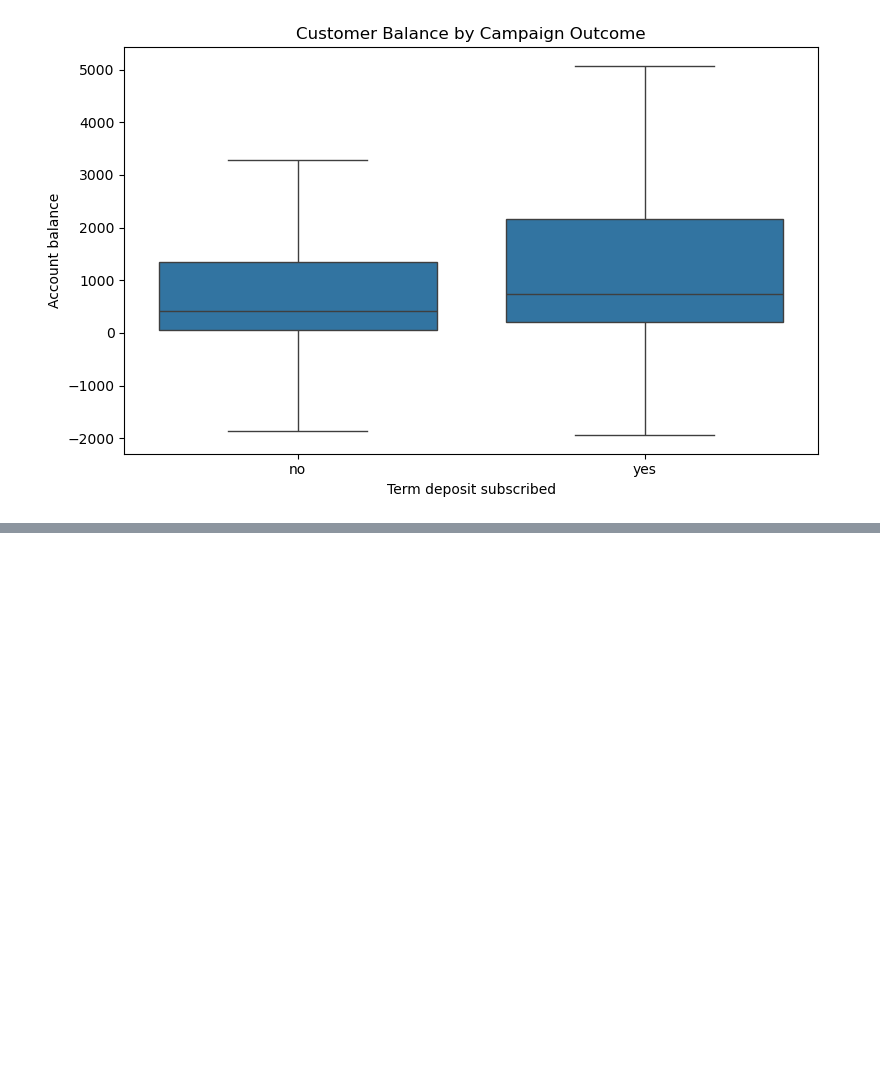
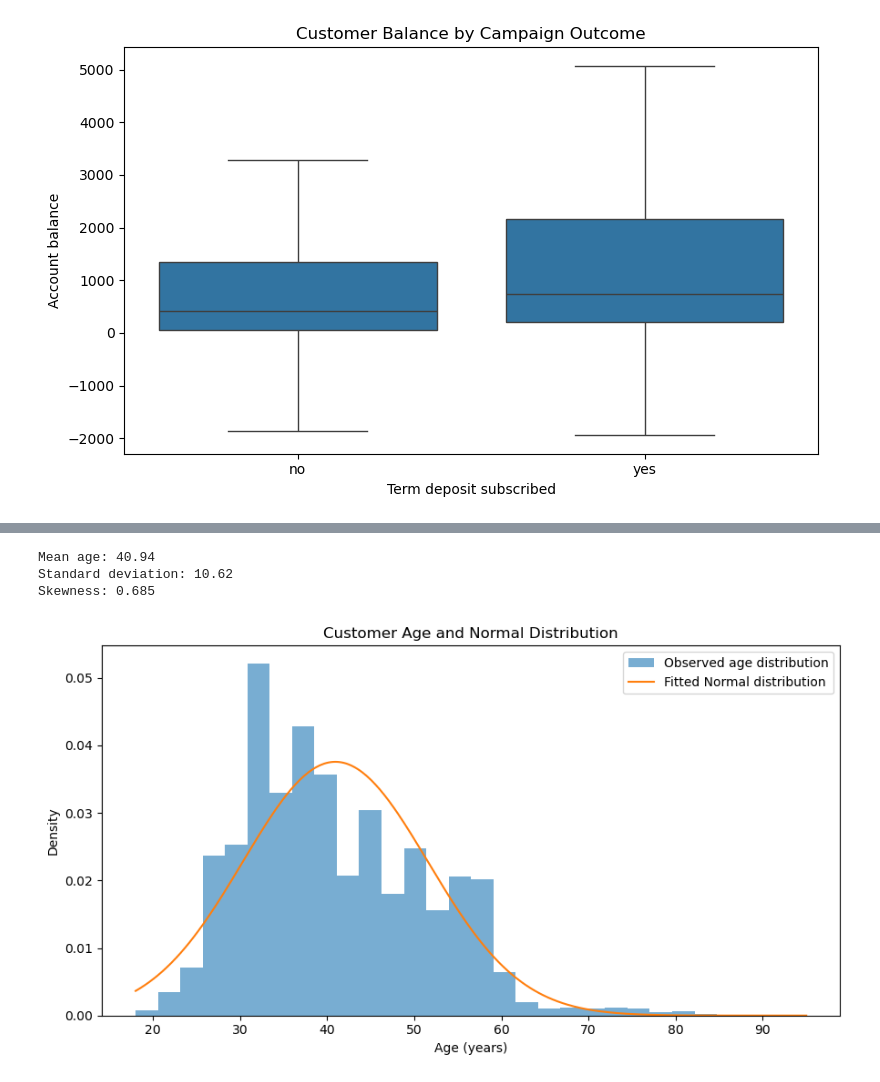
Before and after one commit to 2026617-ops/HDipData_STATS_CA1, a Jupyter notebook: Stats- HDip DBA Sept-26_2026617_CA-1.ipynb, the cells around one changed output, grey strips where cells are left out. Cells and saved outputs as stored; diff of their text form; code cells hidden in the pictures; blank space fills up the shorter version.

```diff
--- a/Stats- HDip DBA Sept-26_2026617_CA-1.ipynb
+++ b/Stats- HDip DBA Sept-26_2026617_CA-1.ipynb
@@ -307,0 +345,32 @@ plt.show()
+# %%
+age = df["age"].dropna()
+
+mu = age.mean()
+sigma = age.std()
+skewness = age.skew()
+
+print(f"Mean age: {mu:.2f}")
+print(f"Standard deviation: {sigma:.2f}")
+print(f"Skewness: {skewness:.3f}")
+
+# Preparar a curva Normal
+x = np.linspace(age.min(), age.max(), 300)
+
+# Criar o histograma e a curva teórica
+plt.figure(figsize=(9, 5))
+plt.hist(age, bins=30, density=True, alpha=0.6,
+         label="Observed age distribution")
+plt.plot(x, norm.pdf(x, loc=mu, scale=sigma),
+         label="Fitted Normal distribution")
+
+plt.title("Customer Age and Normal Distribution")
+plt.xlabel("Age (years)")
+plt.ylabel("Density")
+plt.legend()
+plt.tight_layout()
+plt.show()
+# %% [output]
+Mean age: 40.94
+Standard deviation: 10.62
+Skewness: 0.685
+[figure, added]
```
Also changed, not shown: parts of 2 cells of this notebook.
